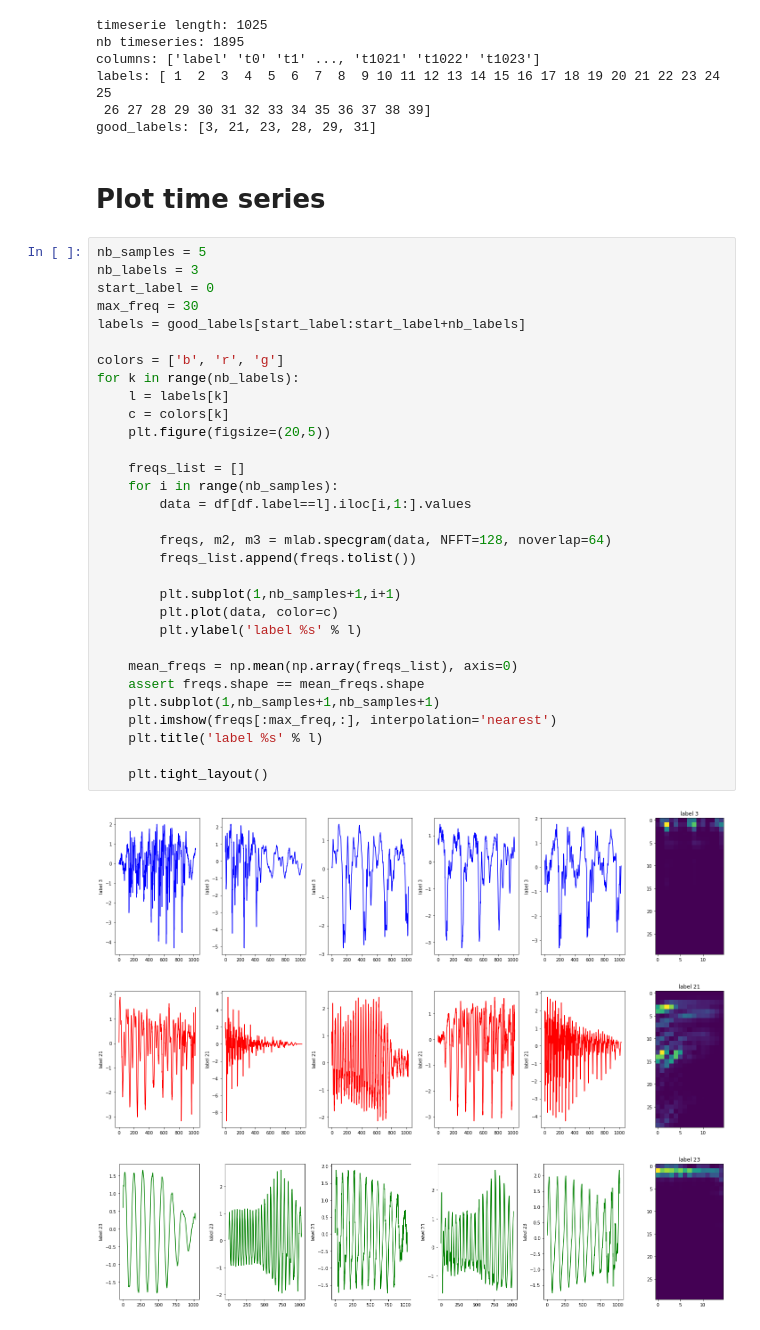
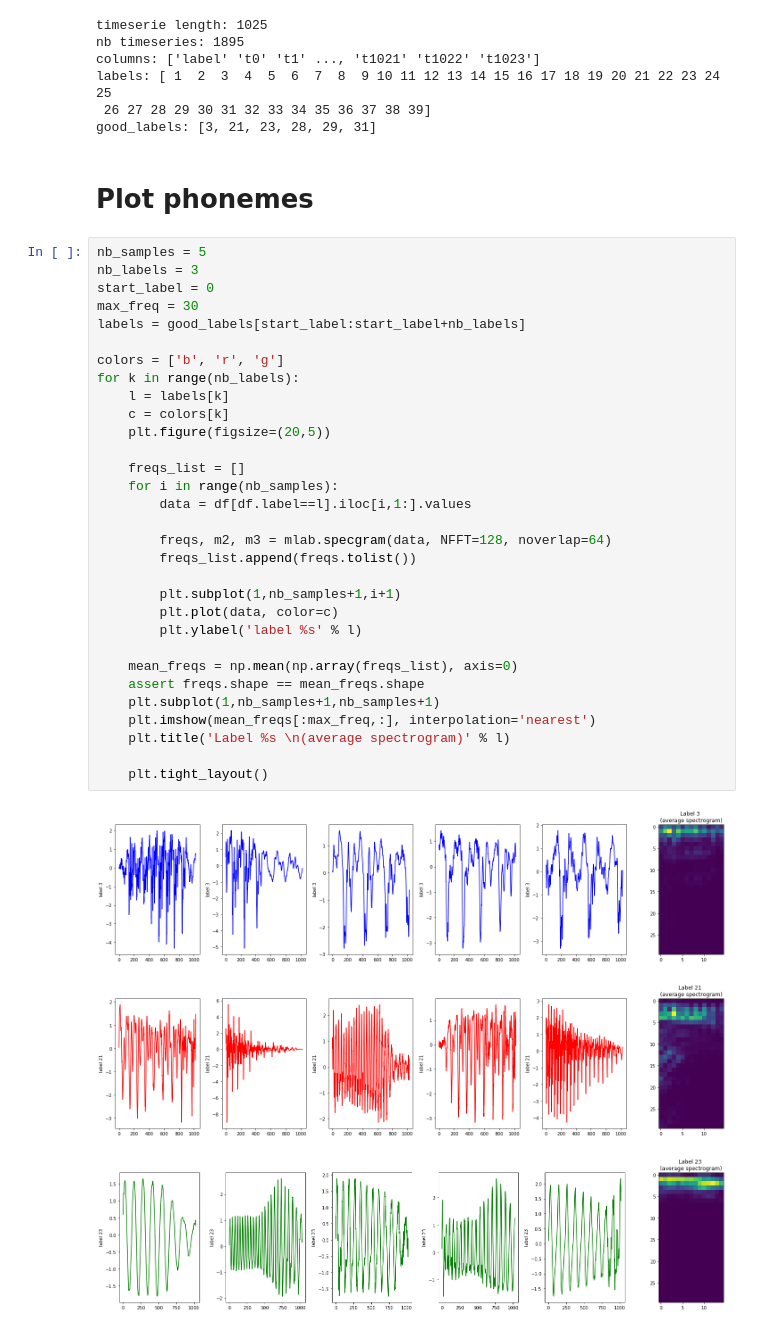
Before and after one commit to marionleborgne/frequency-encoder, a Jupyter notebook: analysis.ipynb, the cells around one changed output. Saved outputs shown, nothing was run; the diff lists cells and outputs as text.

```diff
--- a/analysis.ipynb
+++ b/analysis.ipynb
@@ -34,39 +34,39 @@ labels: [ 1  2  3  4  5  6  7  8  9 10 11 12 13 14 15 16 17 18 19 20 21 22 23 24
  26 27 28 29 30 31 32 33 34 35 36 37 38 39]
 good_labels: [3, 21, 23, 28, 29, 31]
 # %% [markdown]
-# Plot time series
+# Plot phonemes
 # %%
 nb_samples = 5
 nb_labels = 3
 start_label = 0
 max_freq = 30
 labels = good_labels[start_label:start_label+nb_labels]
 
 colors = ['b', 'r', 'g']
 for k in range(nb_labels):
     l = labels[k]
     c = colors[k]
     plt.figure(figsize=(20,5))
 
     freqs_list = []
     for i in range(nb_samples):
         data = df[df.label==l].iloc[i,1:].values
 
         freqs, m2, m3 = mlab.specgram(data, NFFT=128, noverlap=64)
         freqs_list.append(freqs.tolist())
 
         plt.subplot(1,nb_samples+1,i+1)
         plt.plot(data, color=c)
         plt.ylabel('label %s' % l)
 
     mean_freqs = np.mean(np.array(freqs_list), axis=0)
     assert freqs.shape == mean_freqs.shape
     plt.subplot(1,nb_samples+1,nb_samples+1)
-    plt.imshow(freqs[:max_freq,:], interpolation='nearest')
-    plt.title('label %s' % l)
+    plt.imshow(mean_freqs[:max_freq,:], interpolation='nearest')
+    plt.title('Label %s \n(average spectrogram)' % l)
 
     plt.tight_layout()
 # %% [output]
-[figure, old version]
+[figure, new version]
-[figure, old version]
+[figure, new version]
-[figure, old version]
+[figure, new version]
```
Also changed, not shown: parts of 10 cells of this notebook, 1 other file.
